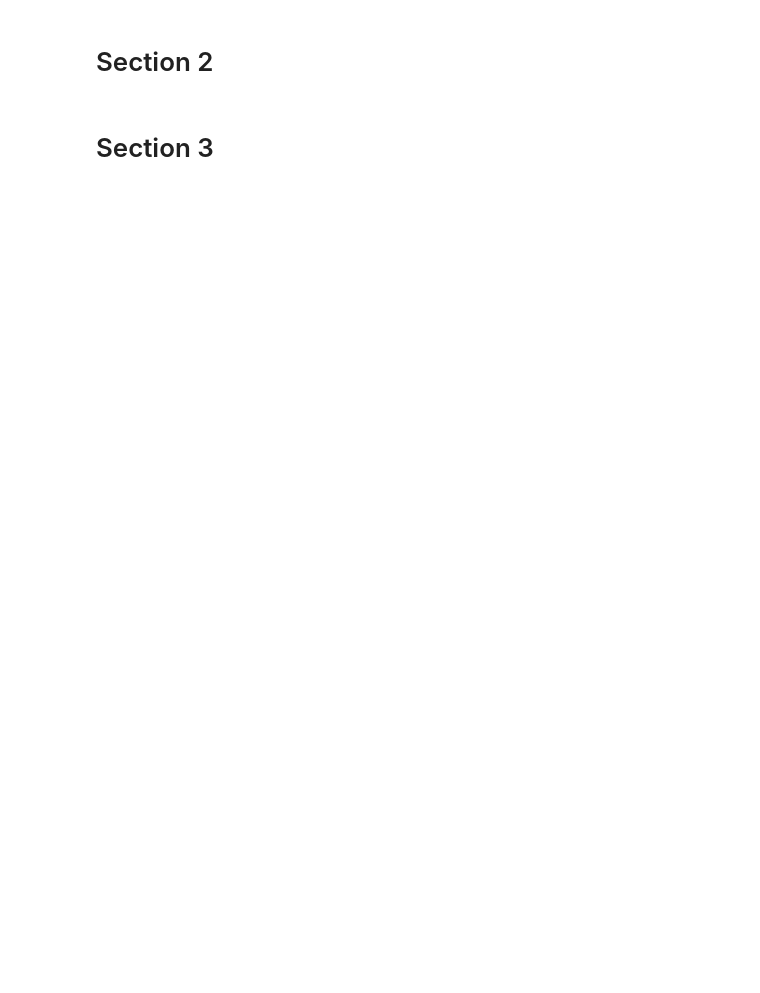
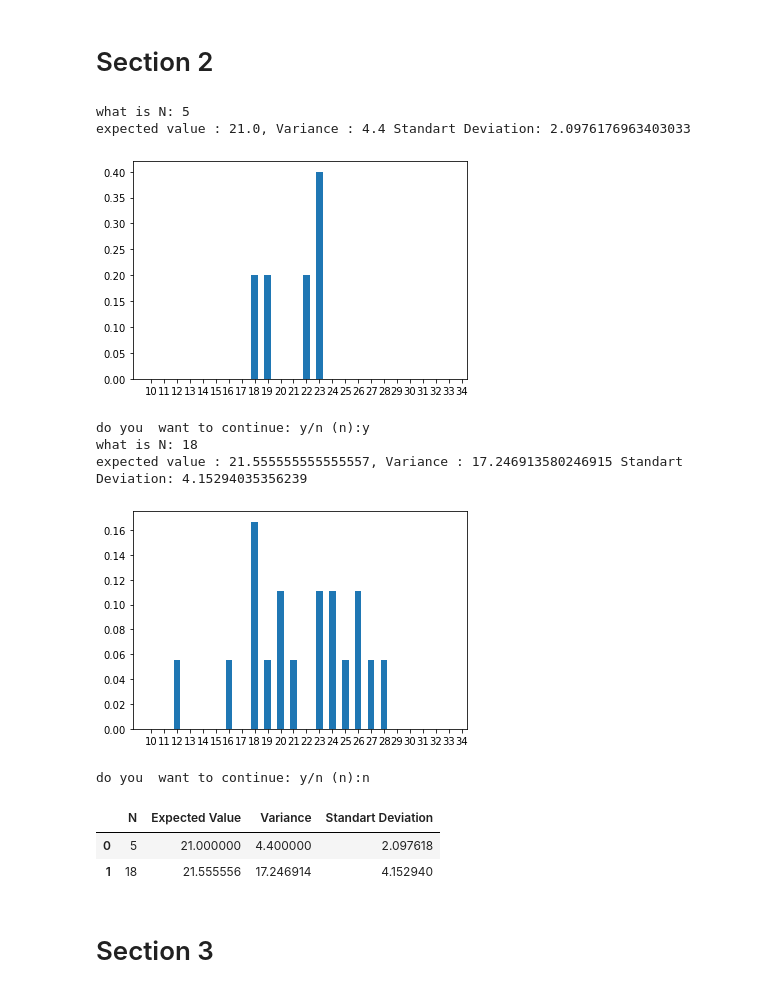
Before and after one commit to Emirhantaze/math-301-mini-project, a Jupyter notebook: main.ipynb, the cells around one changed output. Cells and saved outputs as stored; diff of their text form; code cells hidden in the pictures; blank space fills up the shorter version.

```diff
--- a/main.ipynb
+++ b/main.ipynb
@@ -44,7 +66,7 @@ while(isContinue):
     N = input("what is N: ") # Requesting N from User
     i = 0
     selectedElements = []
-    table = [[],[],[]]
+    table = []
     while(i<int(N)):
         """
         main flow of loop
@@ -62,14 +84,16 @@ while(isContinue):
         plt.hist(selectedElements,range(1,11),density=True,align="left",rwidth=0.5)
         plt.xticks(range(1,11))
         plt.show()
+        table.append([])
         table[i].append(i)
         table[i].append(expectedValue)
         table[i].append(variance)
         i+=1
+    df = pd.DataFrame(table, columns=["N", "Expected Value", "Variance"])
+    display(df)
+    #checking if user want to continue to tests
     check = input("do you  want to continue: y/n (n):")
     if(check.lower() == "y"):
         isContinue = True
     else:
         isContinue = False
-    df = pd.DataFrame(table, columns=["N", "eExpected Value", "Variance"])
-    display(df)
@@ -89,40 +129,68 @@ while(isContinue):
         selectedElements = []
         """
         Drawing 4 cards
-        Suming them all
+        Suming them all and add that sum to another to Calculate Varince Standart deviation and Expected Value
         """
         List = [1,2,3,4,5,6,7,8,9,10]
         selectedElement = selectElementFromList(List,True)
         selectedElements.append(selectedElement)
         selectedElement = selectElementFromList(List,True)
         selectedElements.append(selectedElement)
         selectedElement = selectElementFromList(List,True)
         selectedElements.append(selectedElement)
         selectedElement = selectElementFromList(List,True)
         selectedElements.append(selectedElement)
         sumOfElements = np.sum(selectedElements)
         sumArray.append(sumOfElements)
         i+=1
+    """
+    Calculatian of abovesaid stuff
+    """
     expectedValue = np.mean(sumArray)
+    # In that line a user defined function is used. It is described above in functions part
     variance = calculateVariance(sumArray,expectedValue)
     standartDeviation = np.std(sumArray)
+    """
+    adding them to a table to show the result to user
+    """
     table.append([])
     table[j].append(N)
     table[j].append(expectedValue)
     table[j].append(variance)
     table[j].append(standartDeviation)
+    """
+    Showing results
+    """
     print (f"expected value : {expectedValue}, Variance : {variance} Standart Deviation: {standartDeviation}")
     plt.hist(sumArray,range(10,35),density=True,align="left",rwidth=0.5)
     plt.xticks(range(10,35))
     plt.show()
+    """
+    Running a check function if user want to run once more
+    """
     check = input("do you  want to continue: y/n (n):")
     if(check.lower() == "y"):
         isContinue = True
     else:
         isContinue = False
     j+=1
+"""
+Showing results
+"""
 df = pd.DataFrame(table, columns=["N", "Expected Value", "Variance","Standart Deviation"])
 display(df)
+# %% [output]
+what is N: 5
+expected value : 21.0, Variance : 4.4 Standart Deviation: 2.0976176963403033
+[figure, added]
+do you  want to continue: y/n (n):y
+what is N: 18
+expected value : 21.555555555555557, Variance : 17.246913580246915 Standart Deviation: 4.15294035356239
+[figure, added]
+do you  want to continue: y/n (n):n
+|  | N | Expected Value | Variance | Standart Deviation |
+| 0 | 5 | 21.000000 | 4.400000 | 2.097618 |
+| 1 | 18 | 21.555556 | 17.246914 | 4.152940 |
 # %% [markdown]
 # Section 3
 # %%
```
Also changed, not shown: parts of 8 cells of this notebook, 1 other file.
